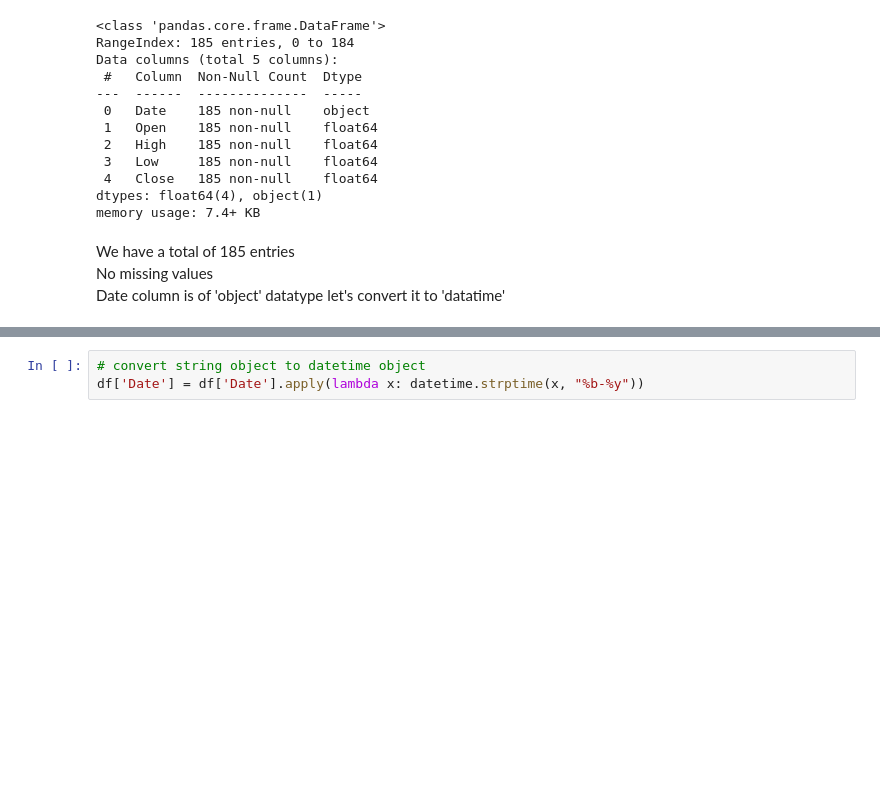
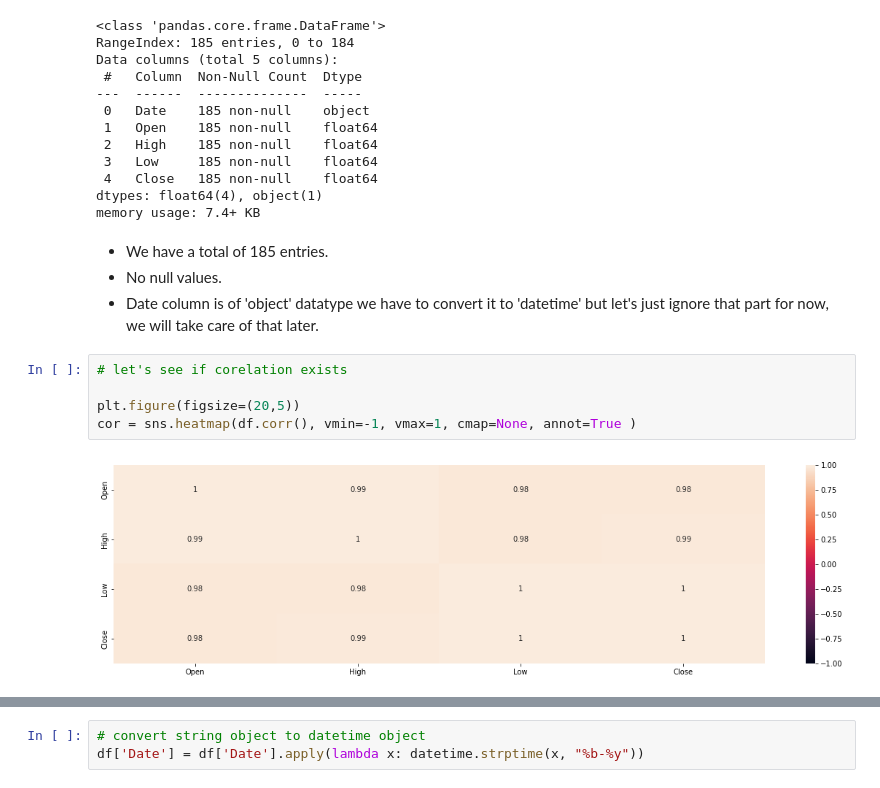
Before and after one commit to Selva-Subramanian/Yes-Bank-Stock-Closing-Price-Prediction, a Jupyter notebook: YES_BANK_STOCK_PRICE_PREDICTION.ipynb, the cells around one changed output, grey strips where cells are left out. Drawn from its saved outputs; the diff is of its cells as text; blank space fills up the shorter version.

```diff
--- a/YES_BANK_STOCK_PRICE_PREDICTION.ipynb
+++ b/YES_BANK_STOCK_PRICE_PREDICTION.ipynb
@@ -72,6 +81,13 @@ Data columns (total 5 columns):
 dtypes: float64(4), object(1)
 memory usage: 7.4+ KB
 # %% [markdown]
-We have a total of 185 entries <br>
-No missing values <br>
-Date column is of 'object' datatype let's convert it to 'datatime'
+*  We have a total of 185 entries. <br>
+*  No null values. <br>
+*  Date column is of 'object' datatype we have to convert it to 'datetime' but let's just ignore that part for now, we will take care of that later.
+# %%
+# let's see if corelation exists
+
+plt.figure(figsize=(20,5))
+cor = sns.heatmap(df.corr(), vmin=-1, vmax=1, cmap=None, annot=True )
+# %% [output]
+[figure, added]
```
Also changed, not shown: parts of 21 cells of this notebook.
